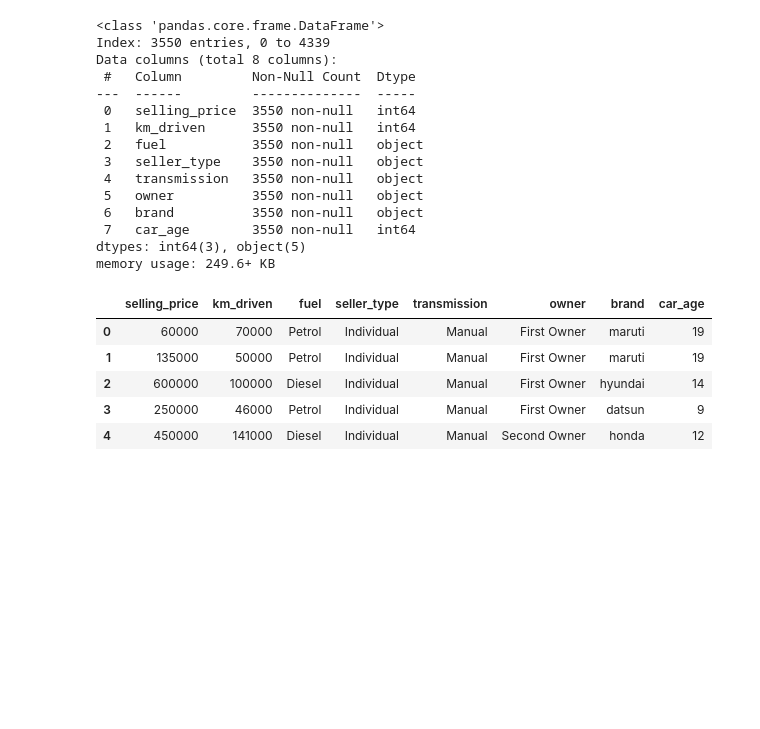
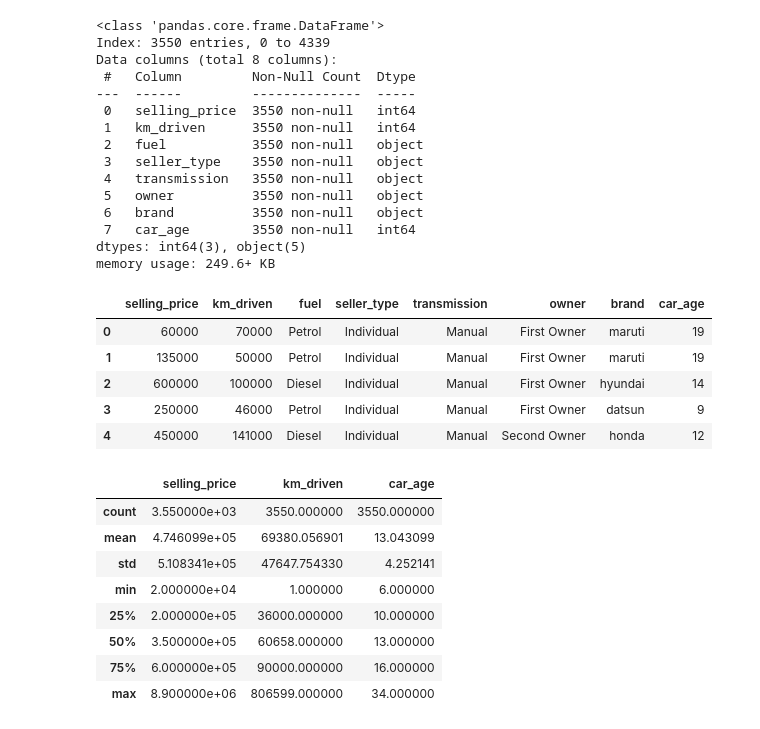
Before and after one commit to rajeshxdatascience/Car-Price-Prediction-ML, a Jupyter notebook: 01_Exploratory_Data_Analysis.ipynb, the cells around one changed output. Drawn from its saved outputs; the diff is of its cells as text; code cells hidden in the pictures; blank space fills up the shorter version.

```diff
--- a/01_Exploratory_Data_Analysis.ipynb
+++ b/01_Exploratory_Data_Analysis.ipynb
@@ -245,3 +245,15 @@ df.head()
 | 2 | 600000 | 100000 | Diesel | Individual | Manual | First Owner | hyundai | 14 |
 | 3 | 250000 | 46000 | Petrol | Individual | Manual | First Owner | datsun | 9 |
 | 4 | 450000 | 141000 | Diesel | Individual | Manual | Second Owner | honda | 12 |
+# %%
+df.describe()
+# %% [output]
+|  | selling_price | km_driven | car_age |
+| count | 3.550000e+03 | 3550.000000 | 3550.000000 |
+| mean | 4.746099e+05 | 69380.056901 | 13.043099 |
+| std | 5.108341e+05 | 47647.754330 | 4.252141 |
+| min | 2.000000e+04 | 1.000000 | 6.000000 |
+| 25% | 2.000000e+05 | 36000.000000 | 10.000000 |
+| 50% | 3.500000e+05 | 60658.000000 | 13.000000 |
+| 75% | 6.000000e+05 | 90000.000000 | 16.000000 |
+| max | 8.900000e+06 | 806599.000000 | 34.000000 |
```
Also changed, not shown: parts of 4 cells of this notebook.
